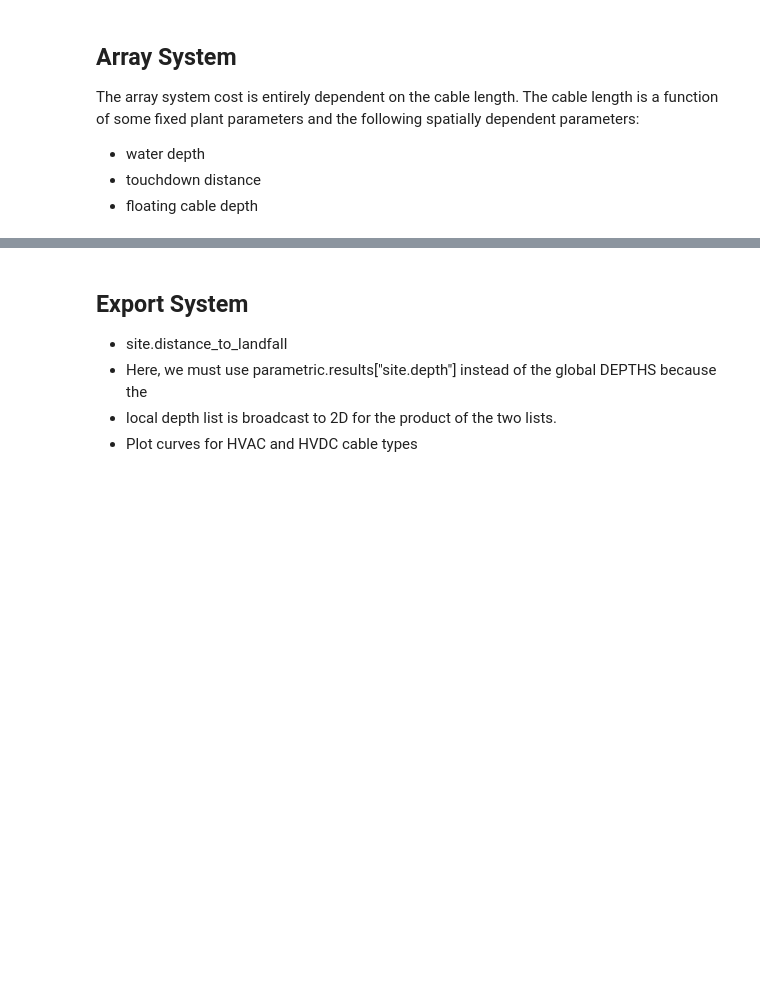
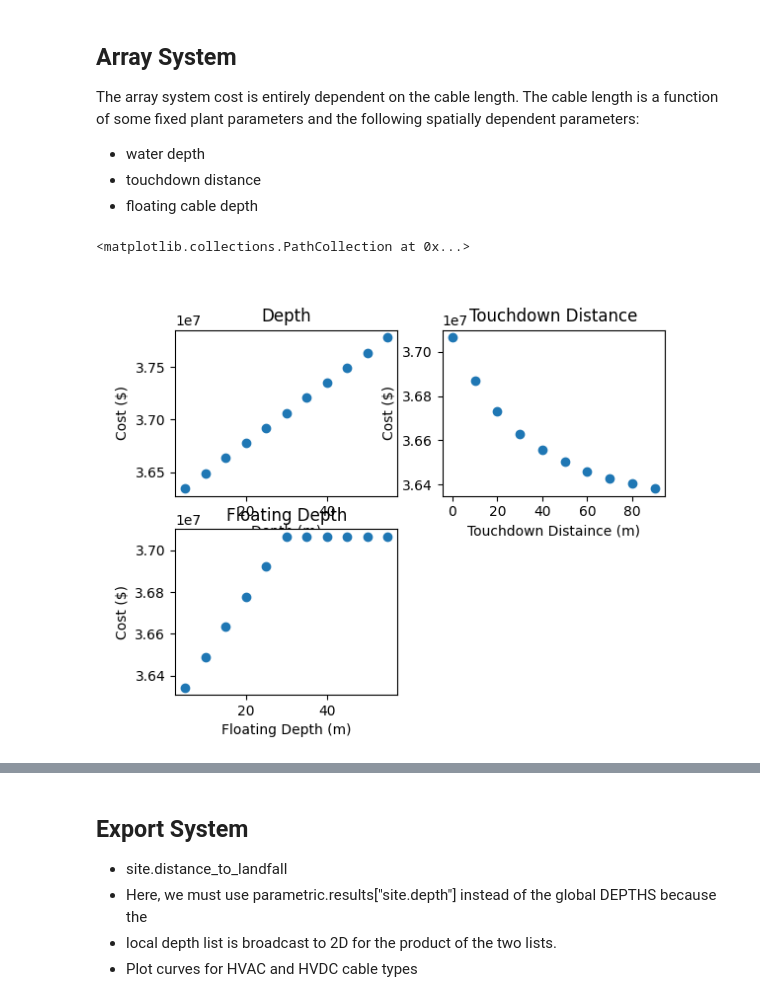
Before and after one commit to WISDEM/ORBIT, a Jupyter notebook: examples/cost_curves.ipynb, the cells around one changed output, grey strips where cells are left out. Saved outputs shown, nothing was run; the diff lists cells and outputs as text; code cells hidden in the pictures; blank space fills up the shorter version.

```diff
--- a/examples/cost_curves.ipynb
+++ b/examples/cost_curves.ipynb
@@ -298,3 +302,60 @@ dependent parameters:
 - water depth
 - touchdown distance
 - floating cable depth
+# %%
+# First plot cost as a function of depth, touchdown_distance, and floating_cable_depth to get a
+# sense for the 1d relationships
+
+config = deepcopy(base_config)
+config["design_phases"] = ["ArraySystemDesign"]
+results = {
+    "array_system_system_cost": lambda run: run.design_results["array_system"]["system_cost"],
+}
+
+parameters = {
+    "site.depth": DEPTHS,
+}
+parametric_depth = ParametricManager(config, parameters, results, product=True)
+parametric_depth.run()
+
+parameters = {
+    "array_system_design.touchdown_distance": [i for i in range(0, 100, 10)],
+}
+parametric_touchdown = ParametricManager(config, parameters, results, product=True)
+parametric_touchdown.run()
+
+parameters = {
+    "array_system_design.floating_cable_depth": DEPTHS,
+}
+parametric_floating_depth = ParametricManager(config, parameters, results, product=True)
+parametric_floating_depth.run()
+
+x_depth = parametric_depth.results["site.depth"]
+z_depth = parametric_depth.results["array_system_system_cost"]
+x_touchdown = parametric_touchdown.results["array_system_design.touchdown_distance"]
+z_touchdown = parametric_touchdown.results["array_system_system_cost"]
+x_floating_depth = parametric_floating_depth.results["array_system_design.floating_cable_depth"]
+z_floating_depth = parametric_floating_depth.results["array_system_system_cost"]
+
+fig = plt.figure()
+
+ax = fig.add_subplot(2, 2, 1)
+ax.set_title("Depth")
+ax.set_xlabel("Depth (m)")
+ax.set_ylabel("Cost ($)")
+ax.scatter(x_depth, z_depth)
+
+ax = fig.add_subplot(2, 2, 2)
+ax.set_title("Touchdown Distance")
+ax.set_xlabel("Touchdown Distaince (m)")
+ax.set_ylabel("Cost ($)")
+ax.scatter(x_touchdown, z_touchdown)
+
+ax = fig.add_subplot(2, 2, 3)
+ax.set_title("Floating Depth")
+ax.set_xlabel("Floating Depth (m)")
+ax.set_ylabel("Cost ($)")
+ax.scatter(x_floating_depth, z_floating_depth)
+# %% [output]
+<matplotlib.collections.PathCollection at 0x...>
+[figure, added]
```
Also changed, not shown: parts of 11 cells of this notebook.
